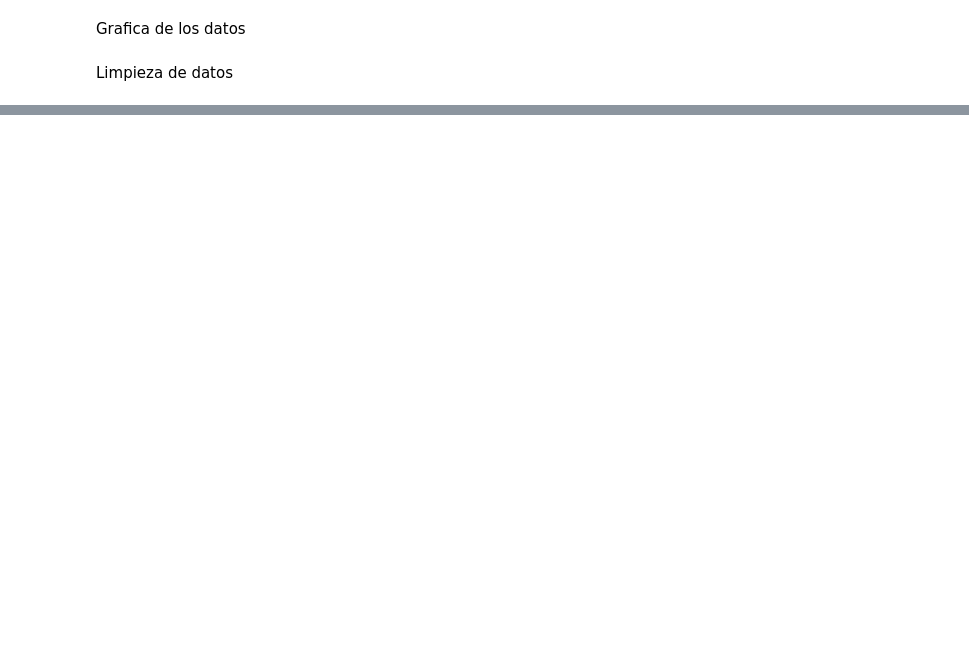
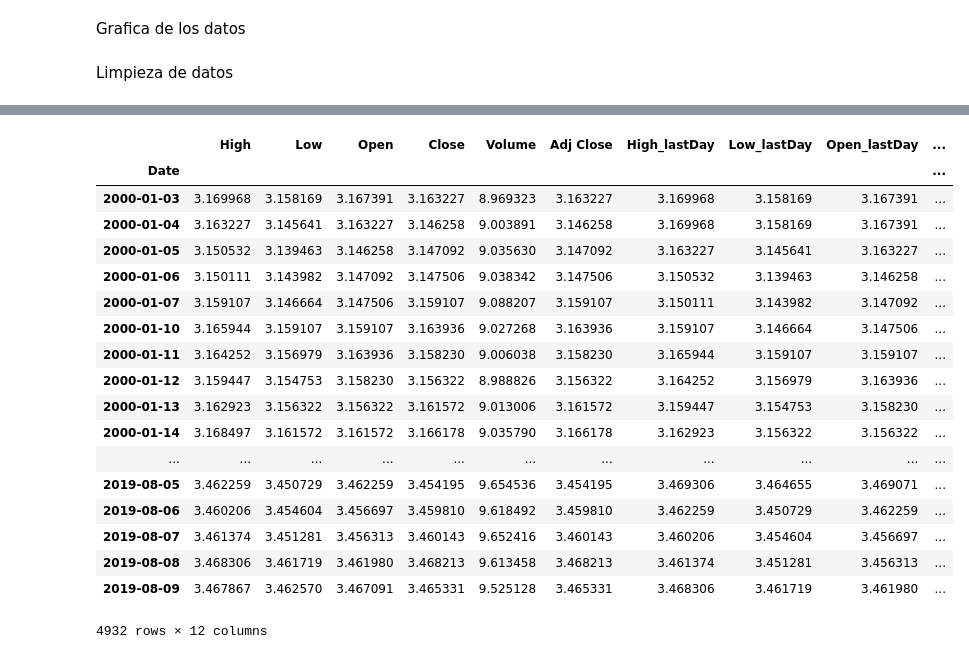
Before and after one commit to andresqb198/StockMarket, a Jupyter notebook: ProjectModelos.ipynb, the cells around one changed output, grey strips where cells are left out. Drawn from its saved outputs; the diff is of its cells as text; code cells hidden in the pictures; blank space fills up the shorter version.

```diff
--- a/ProjectModelos.ipynb
+++ b/ProjectModelos.ipynb
@@ -86,0 +235,22 @@ nasdaq.to_csv('CLEAN_nasdaq.csv')
+# %%
+s_and_p_500
+# %% [output]
+|  | High | Low | Open | Close | Volume | Adj Close | High_lastDay | Low_lastDay | Open_lastDay | ... |
+| Date |  |  |  |  |  |  |  |  |  | ... |
+| 2000-01-03 | 3.169968 | 3.158169 | 3.167391 | 3.163227 | 8.969323 | 3.163227 | 3.169968 | 3.158169 | 3.167391 | ... |
+| 2000-01-04 | 3.163227 | 3.145641 | 3.163227 | 3.146258 | 9.003891 | 3.146258 | 3.169968 | 3.158169 | 3.167391 | ... |
+| 2000-01-05 | 3.150532 | 3.139463 | 3.146258 | 3.147092 | 9.035630 | 3.147092 | 3.163227 | 3.145641 | 3.163227 | ... |
+| 2000-01-06 | 3.150111 | 3.143982 | 3.147092 | 3.147506 | 9.038342 | 3.147506 | 3.150532 | 3.139463 | 3.146258 | ... |
+| 2000-01-07 | 3.159107 | 3.146664 | 3.147506 | 3.159107 | 9.088207 | 3.159107 | 3.150111 | 3.143982 | 3.147092 | ... |
+| 2000-01-10 | 3.165944 | 3.159107 | 3.159107 | 3.163936 | 9.027268 | 3.163936 | 3.159107 | 3.146664 | 3.147506 | ... |
+| 2000-01-11 | 3.164252 | 3.156979 | 3.163936 | 3.158230 | 9.006038 | 3.158230 | 3.165944 | 3.159107 | 3.159107 | ... |
+| 2000-01-12 | 3.159447 | 3.154753 | 3.158230 | 3.156322 | 8.988826 | 3.156322 | 3.164252 | 3.156979 | 3.163936 | ... |
+| 2000-01-13 | 3.162923 | 3.156322 | 3.156322 | 3.161572 | 9.013006 | 3.161572 | 3.159447 | 3.154753 | 3.158230 | ... |
+| 2000-01-14 | 3.168497 | 3.161572 | 3.161572 | 3.166178 | 9.035790 | 3.166178 | 3.162923 | 3.156322 | 3.156322 | ... |
+| ... | ... | ... | ... | ... | ... | ... | ... | ... | ... | ... |
+| 2019-08-05 | 3.462259 | 3.450729 | 3.462259 | 3.454195 | 9.654536 | 3.454195 | 3.469306 | 3.464655 | 3.469071 | ... |
+| 2019-08-06 | 3.460206 | 3.454604 | 3.456697 | 3.459810 | 9.618492 | 3.459810 | 3.462259 | 3.450729 | 3.462259 | ... |
+| 2019-08-07 | 3.461374 | 3.451281 | 3.456313 | 3.460143 | 9.652416 | 3.460143 | 3.460206 | 3.454604 | 3.456697 | ... |
+| 2019-08-08 | 3.468306 | 3.461719 | 3.461980 | 3.468213 | 9.613458 | 3.468213 | 3.461374 | 3.451281 | 3.456313 | ... |
+| 2019-08-09 | 3.467867 | 3.462570 | 3.467091 | 3.465331 | 9.525128 | 3.465331 | 3.468306 | 3.461719 | 3.461980 | ... |
+4932 rows × 12 columns
```
Also changed, not shown: parts of 20 cells of this notebook.
